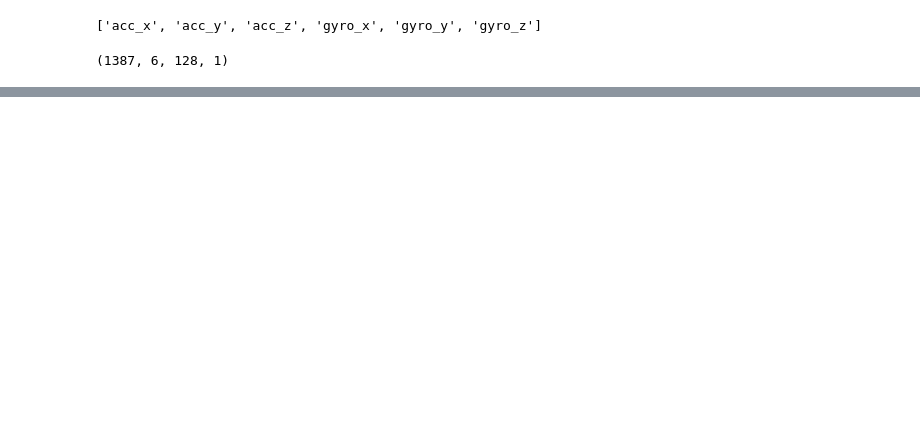
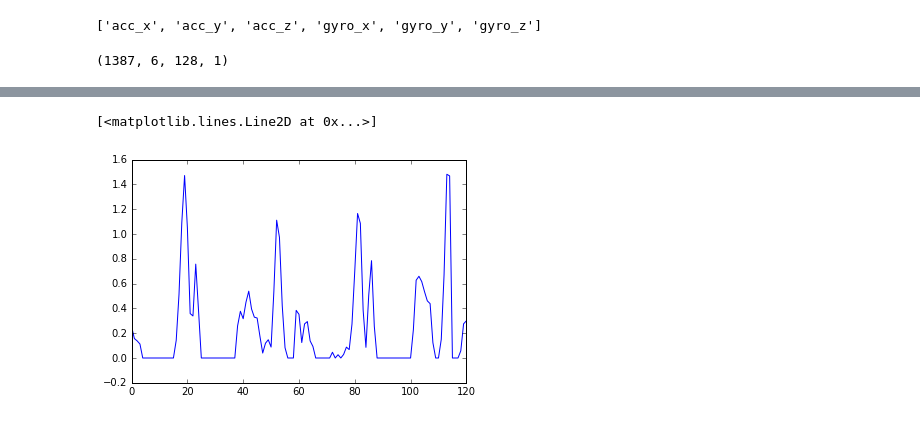
Before and after one commit to brian8128/siamese, a Jupyter notebook: DataViz.ipynb, the cells around one changed output, grey strips where cells are left out. Saved outputs shown, nothing was run; the diff lists cells and outputs as text; code cells hidden in the pictures; blank space fills up the shorter version.

```diff
--- a/DataViz.ipynb
+++ b/DataViz.ipynb
@@ -84,0 +109,15 @@ X_train.shape
+# %%
+def get_convo_activations(model, X):
+    """
+    Returns the output of the first layer of the model for the given data.
+
+    :param model:
+    :param data:
+    :return:
+    """
+    convout1 = model.layers[0]
+    convout1_f = K.function(model.inputs, [convout1.output])
+
+    return convout1_f([X])
+# %%
+activations = get_convo_activations(model, X_train)
@@ -84,0 +132,6 @@ X_train.shape
+# %%
+i=7
+plt.plot(activations[0][0][i, :, 0])
+# %% [output]
+[<matplotlib.lines.Line2D at 0x...>]
+[figure, added]
```
Also changed, not shown: parts of 20 cells of this notebook, 12 other files.
